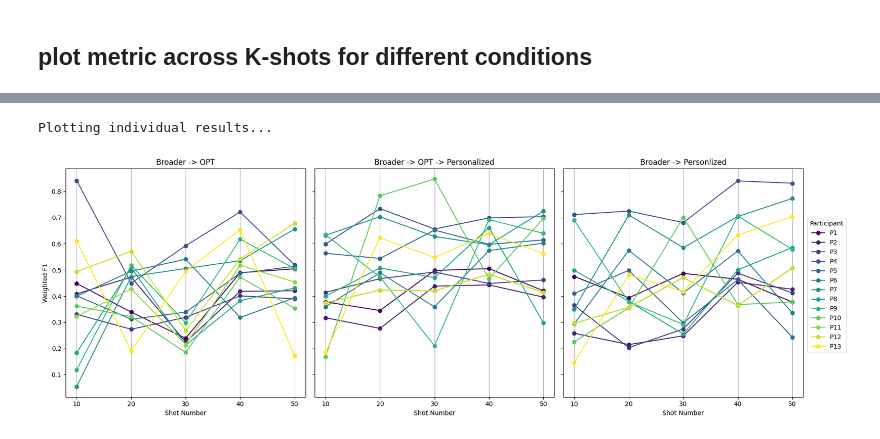
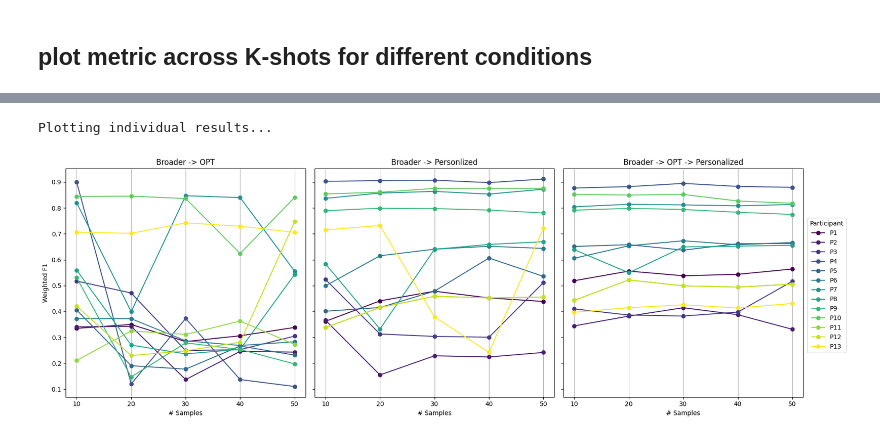
Before and after one commit to h-khayami/ssl-wearables, a Jupyter notebook: plots/K_shot.ipynb, the cells around one changed output, grey strips where cells are left out. Saved outputs shown, nothing was run; the diff lists cells and outputs as text; code cells hidden in the pictures.

```diff
--- a/plots/K_shot.ipynb
+++ b/plots/K_shot.ipynb
@@ -8,8 +8,10 @@ import matplotlib.pyplot as plt
 import seaborn as sns
 import matplotlib
 # %%
-results_dir = "/home/hossein/ssl-wearables/data/reports/notable_results_Kshot.csv"
+results_dir = "/home/hossein/ssl-wearables/data/reports/notable_results_Kshot_MLP.csv"
+selected_model = "MLP" #"RESNET" # "MLP"
 results = pd.read_csv(results_dir)
+results = results[results["model"]==selected_model]
 results = results.sort_values(by=["plot_legend", "split"])
 print(results.columns)
 print(results["plot_legend"].unique())
@@ -300,9 +302,11 @@ def plot_individual_results(df, metric):
                 color=colors[i]
             )
 
-        plt.xlabel('Shot Number')
+        plt.xlabel('# Samples')
         plt.ylabel('Weighted F1')
-        plt.title(f'Weighted F1 Across K-Shots {condition}')
+        plt.title(f'Weighted F1 Across K-Shots {condition} for {selected_model} model')
+        plt.ylim(0, 1)
+        plt.xticks(ticks=[10, 20, 30, 40, 50])
         plt.legend(title='Participant', bbox_to_anchor=(1.05, 1), loc='upper left')
         plt.grid(True, which='major', axis='x')
         plt.xticks(ticks=[10, 20, 30, 40, 50])
@@ -329,7 +333,7 @@ def plot_individual_results(df, metric):
 
     conditions = df['plot_legend'].unique()
     num_conditions = len(conditions)
-
+    conditions = sorted(conditions, key=len)
     # Create subplots
     fig, axes = plt.subplots(1, num_conditions, figsize=(6 * num_conditions, 6), sharey=True)
 
@@ -351,32 +355,32 @@ def plot_individual_results(df, metric):
 
         for i, fold in enumerate(unique_folds):
             fold_data = condition_data[condition_data['fold'] == fold]
 
             ax.plot(
                 fold_data['shot_number'],
                 fold_data[metric],
                 label=f"{fold}",
                 marker='o',
                 color=colors[i]
             )
 
-        ax.set_xlabel('Shot Number')
+        ax.set_xlabel('# Samples')
         ax.set_title(f'{condition}')
         ax.grid(True, which='major', axis='x')
         ax.set_xticks([10, 20, 30, 40, 50])
 
     # Shared y-axis label
     axes[0].set_ylabel('Weighted F1')
 
     # Place one shared legend outside the plot
     handles, labels = axes[0].get_legend_handles_labels()
     fig.legend(handles, labels, title='Participant', bbox_to_anchor=(0.94, 0.5), loc='center left')
 
     plt.tight_layout(rect=[0, 0, 0.95, 1])  # leave space for legend
     plt.show()
 
 # Call the function
 plot_individual_results(df_all_individual, 'f1_weighted')
 # %% [output]
 Plotting individual results...
-[figure, old version]
+[figure, new version]
```
Also changed, not shown: parts of 9 cells of this notebook, 6 other files.
